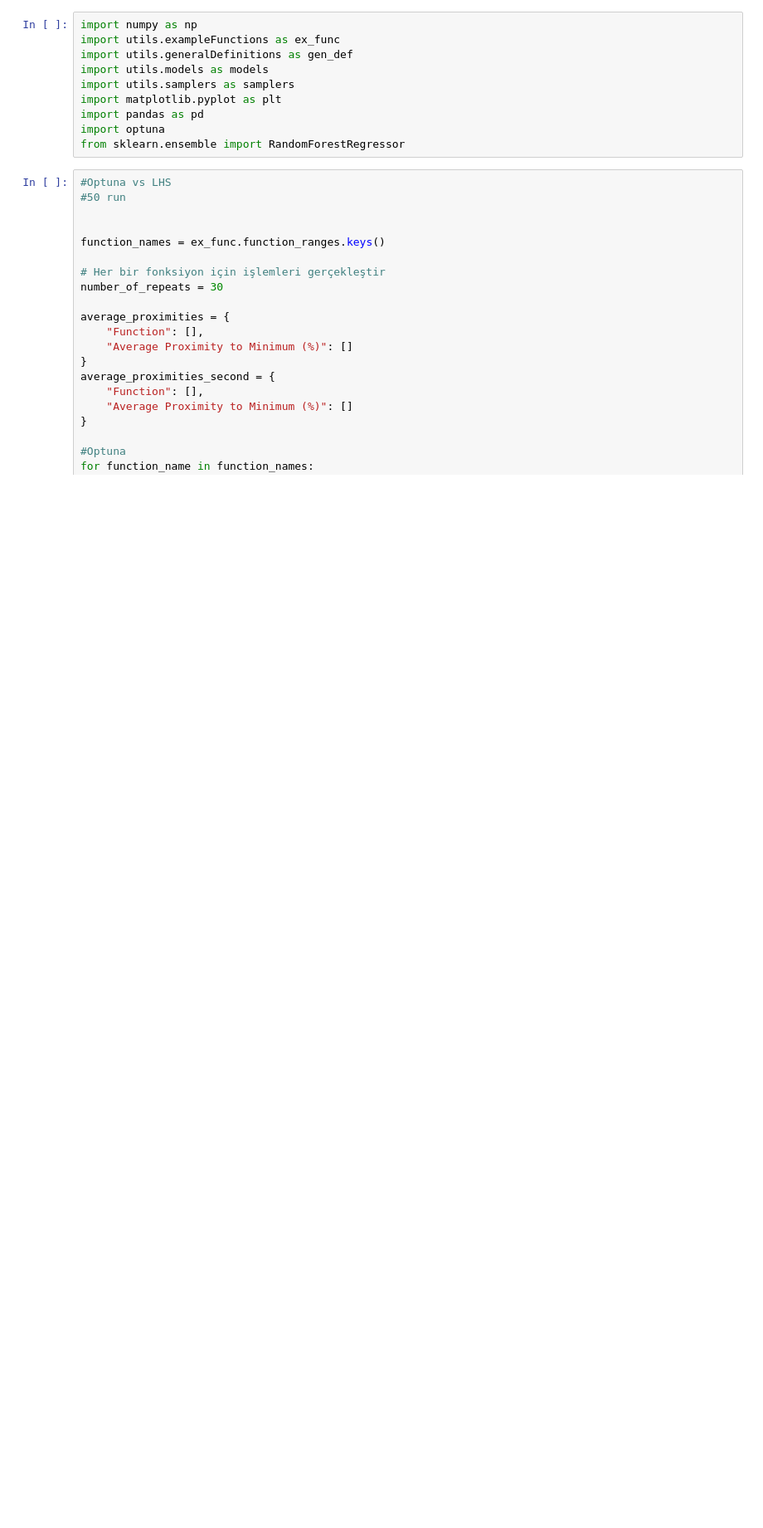
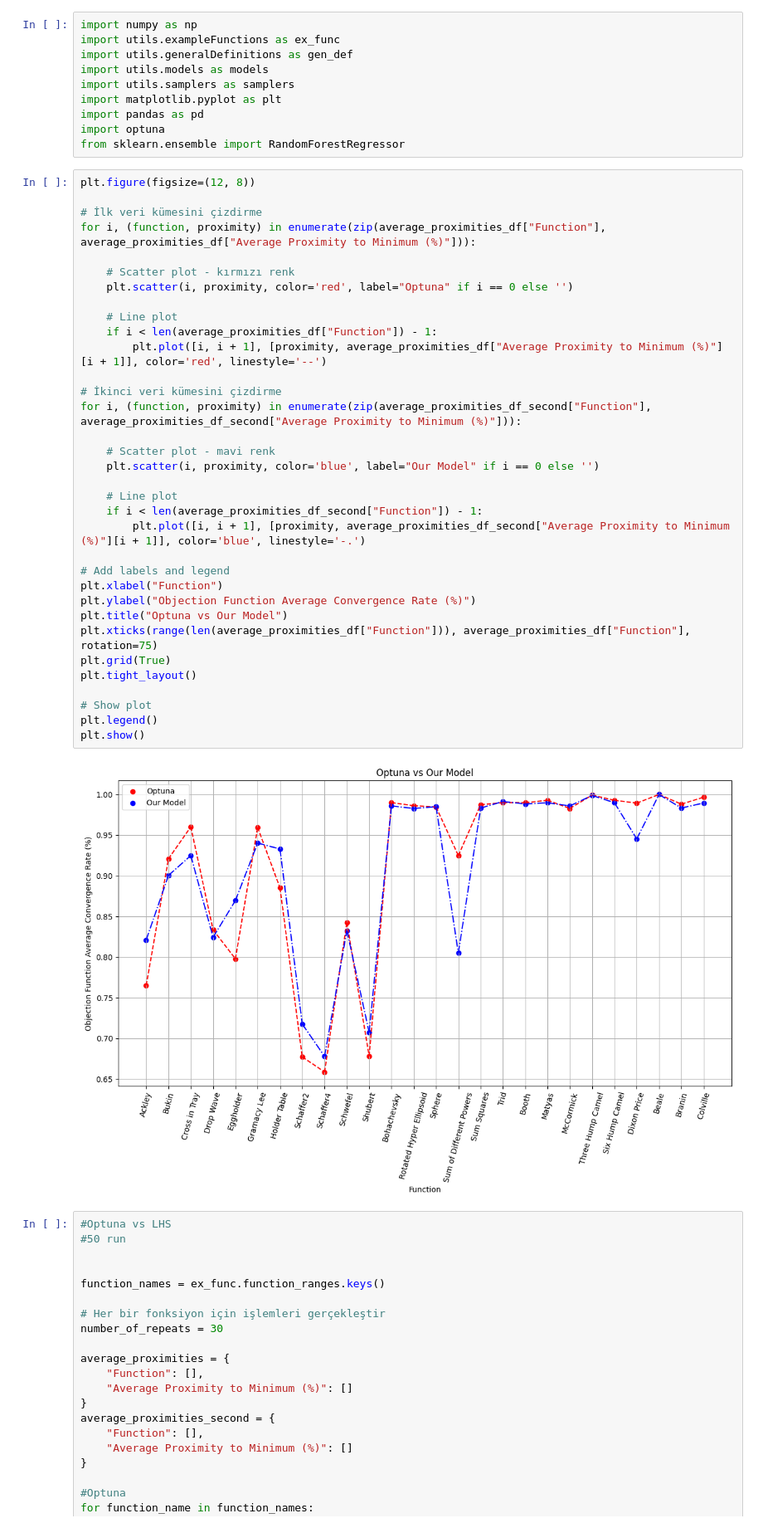
Before and after one commit to HaticeSerraHakyemez/Black-Box-Optimization-in-Simulation-Based-Design, a Jupyter notebook: Benchmarking_Final_4/LHS vs Random.ipynb, the cells around one changed output. Shown: that part at 83% size. Drawn from its saved outputs; the diff is of its cells as text; blank space fills up the shorter version.

Commit message:
Output plot fixed

```diff
--- a/Benchmarking_Final_4/LHS vs Random.ipynb
+++ b/Benchmarking_Final_4/LHS vs Random.ipynb
@@ -8,6 +8,42 @@ import matplotlib.pyplot as plt
 import pandas as pd
 import optuna
 from sklearn.ensemble import RandomForestRegressor
+# %%
+plt.figure(figsize=(12, 8))
+
+# İlk veri kümesini çizdirme
+for i, (function, proximity) in enumerate(zip(average_proximities_df["Function"], average_proximities_df["Average Proximity to Minimum (%)"])):
+
+    # Scatter plot - kırmızı renk
+    plt.scatter(i, proximity, color='red', label="Optuna" if i == 0 else '')
+
+    # Line plot
+    if i < len(average_proximities_df["Function"]) - 1:
+        plt.plot([i, i + 1], [proximity, average_proximities_df["Average Proximity to Minimum (%)"][i + 1]], color='red', linestyle='--')
+
+# İkinci veri kümesini çizdirme
+for i, (function, proximity) in enumerate(zip(average_proximities_df_second["Function"], average_proximities_df_second["Average Proximity to Minimum (%)"])):
+
+    # Scatter plot - mavi renk
+    plt.scatter(i, proximity, color='blue', label="Our Model" if i == 0 else '')
+
+    # Line plot
+    if i < len(average_proximities_df_second["Function"]) - 1:
+        plt.plot([i, i + 1], [proximity, average_proximities_df_second["Average Proximity to Minimum (%)"][i + 1]], color='blue', linestyle='-.')
+
+# Add labels and legend
+plt.xlabel("Function")
+plt.ylabel("Objection Function Average Convergence Rate (%)")
+plt.title("Optuna vs Our Model")
+plt.xticks(range(len(average_proximities_df["Function"])), average_proximities_df["Function"], rotation=75)
+plt.grid(True)
+plt.tight_layout()
+
+# Show plot
+plt.legend()
+plt.show()
+# %% [output]
+[figure, added]
 # %%
 #Optuna vs LHS
 #50 run
```
